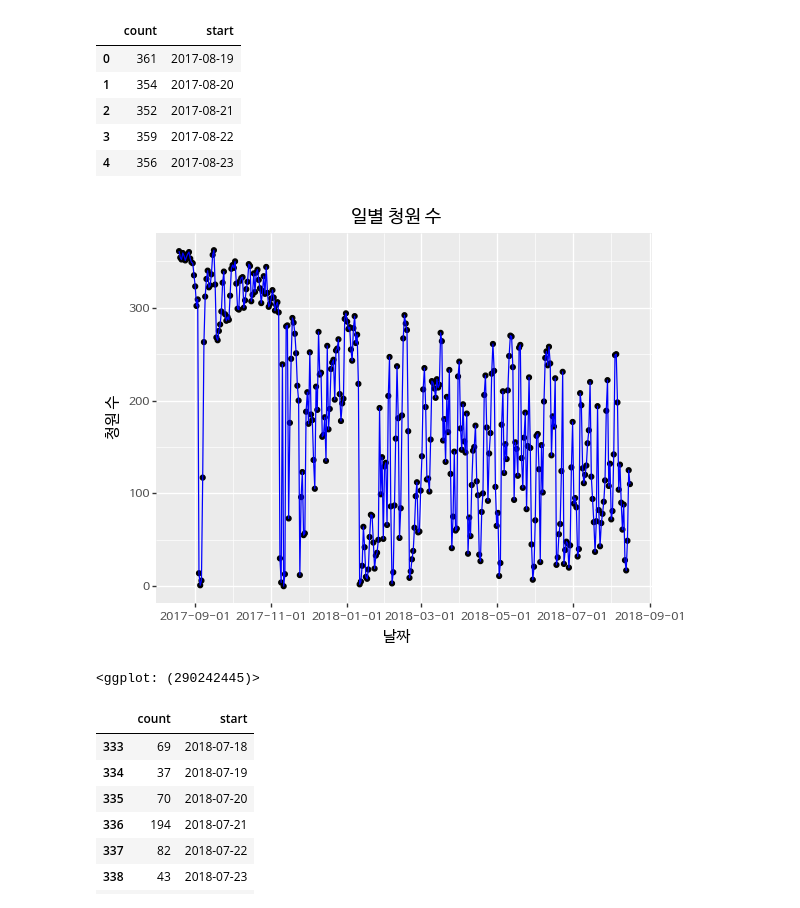
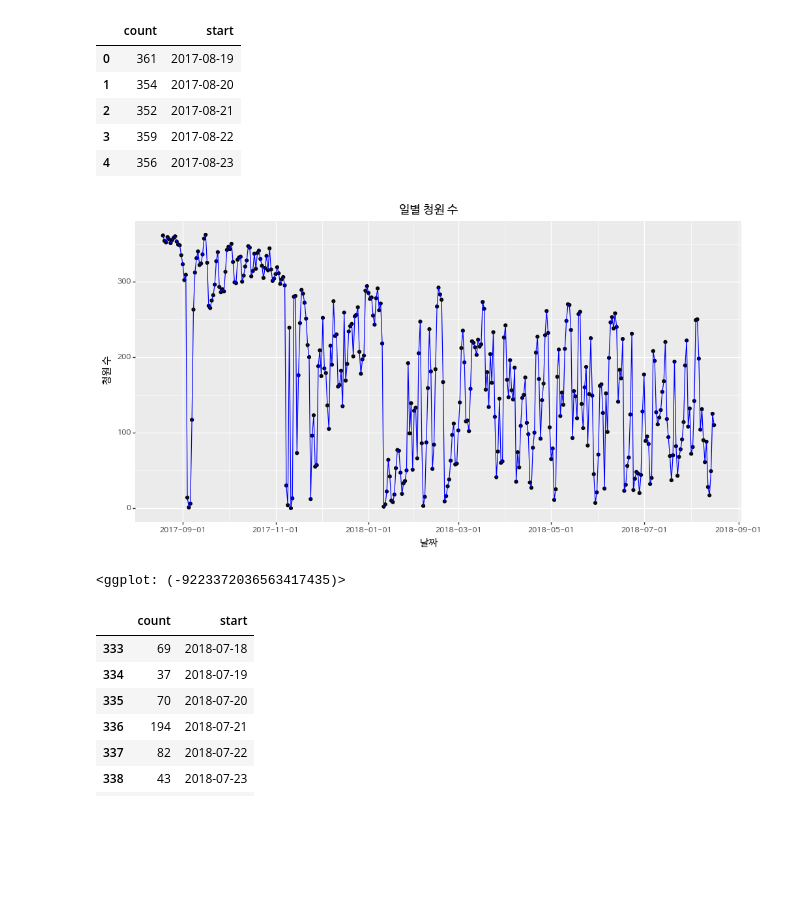
Before and after one commit to corazzon/petitionWrangling, a Jupyter notebook: petition_pandas_plotnine.ipynb, the cells around one changed output. Saved outputs shown, nothing was run; the diff lists cells and outputs as text; code cells hidden in the pictures; blank space fills up the shorter version.

```diff
--- a/petition_pandas_plotnine.ipynb
+++ b/petition_pandas_plotnine.ipynb
@@ -421,14 +421,15 @@ petition_count.head()
 # %%
 (ggplot(petition_count)
  + aes(x='start', y='count')
  + geom_point()
  + geom_line(color='blue')
  + labs(x='날짜', y='청원 수', title='일별 청원 수')
- + theme(text=element_text(family='NanumBarunGothic'))
+ + theme(text=element_text(family='NanumBarunGothic'),
+        figure_size=(12,6))
 )
 # %% [output]
-[figure, old version]
+[figure, new version]
-<ggplot: (290242445)>
+<ggplot: (-9223372036563417435)>
 # %%
 petition_count[-30:]
 # %% [output]
```
Also changed, not shown: parts of 1 cell of this notebook.
